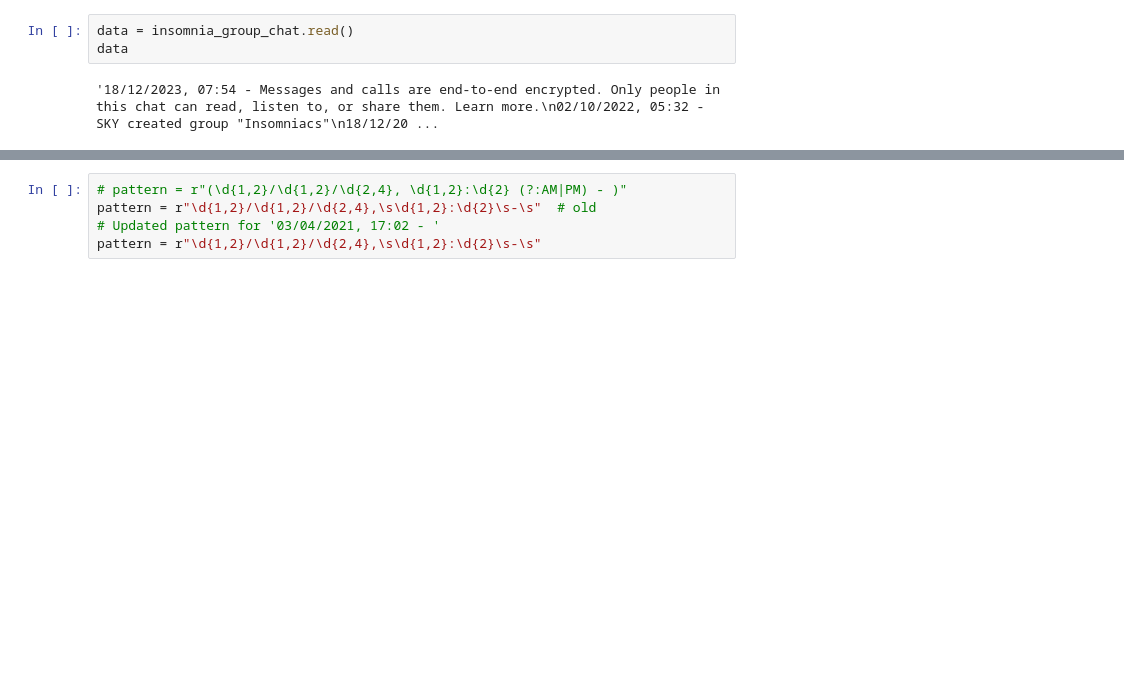
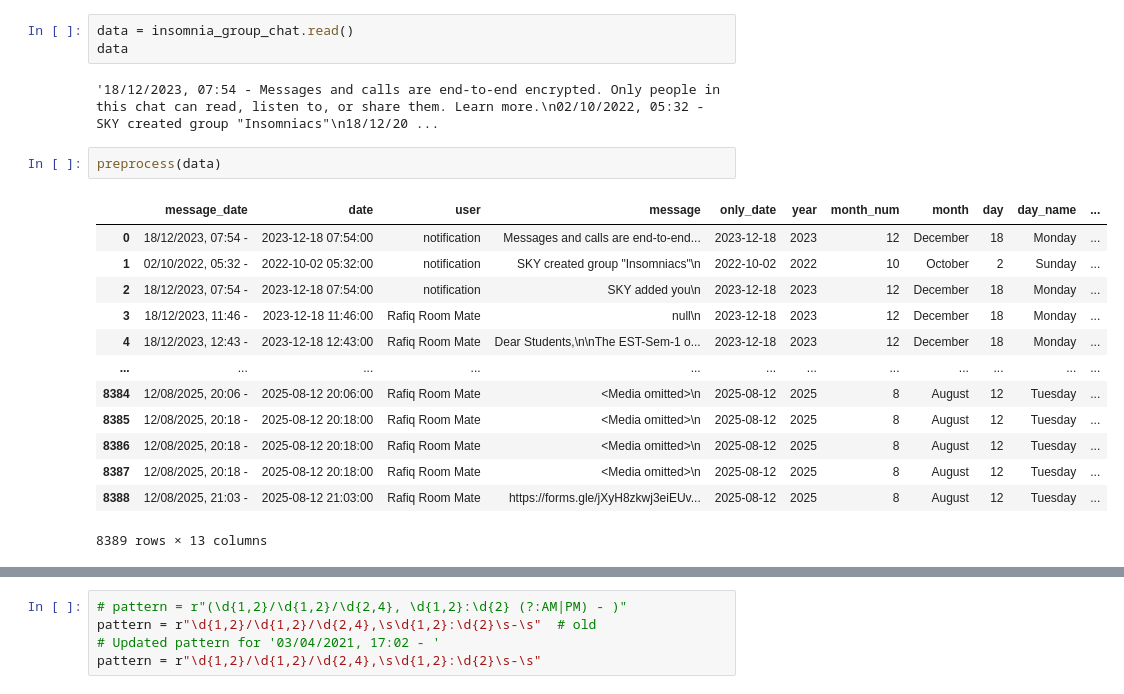
Before and after one commit to CHARANCHERRY123456/whatsapp-analyser, a Jupyter notebook: one.ipynb, the cells around one changed output, grey strips where cells are left out. Drawn from its saved outputs; the diff is of its cells as text; blank space fills up the shorter version.

```diff
--- a/one.ipynb
+++ b/one.ipynb
@@ -10,5 +58,21 @@ data = insomnia_group_chat.read()
 data
 # %% [output]
 '18/12/2023, 07:54 - Messages and calls are end-to-end encrypted. Only people in this chat can read, listen to, or share them. Learn more.\n02/10/2022, 05:32 - SKY created group "Insomniacs"\n18/12/20 ...
+# %%
+preprocess(data)
+# %% [output]
+|  | message_date | date | user | message | only_date | year | month_num | month | day | day_name | ... |
+| 0 | 18/12/2023, 07:54 - | 2023-12-18 07:54:00 | notification | Messages and calls are end-to-end... | 2023-12-18 | 2023 | 12 | December | 18 | Monday | ... |
+| 1 | 02/10/2022, 05:32 - | 2022-10-02 05:32:00 | notification | SKY created group "Insomniacs"\n | 2022-10-02 | 2022 | 10 | October | 2 | Sunday | ... |
+| 2 | 18/12/2023, 07:54 - | 2023-12-18 07:54:00 | notification | SKY added you\n | 2023-12-18 | 2023 | 12 | December | 18 | Monday | ... |
+| 3 | 18/12/2023, 11:46 - | 2023-12-18 11:46:00 | Rafiq Room Mate | null\n | 2023-12-18 | 2023 | 12 | December | 18 | Monday | ... |
+| 4 | 18/12/2023, 12:43 - | 2023-12-18 12:43:00 | Rafiq Room Mate | Dear Students,\n\nThe EST-Sem-1 o... | 2023-12-18 | 2023 | 12 | December | 18 | Monday | ... |
+| ... | ... | ... | ... | ... | ... | ... | ... | ... | ... | ... | ... |
+| 8384 | 12/08/2025, 20:06 - | 2025-08-12 20:06:00 | Rafiq Room Mate | <Media omitted>\n | 2025-08-12 | 2025 | 8 | August | 12 | Tuesday | ... |
+| 8385 | 12/08/2025, 20:18 - | 2025-08-12 20:18:00 | Rafiq Room Mate | <Media omitted>\n | 2025-08-12 | 2025 | 8 | August | 12 | Tuesday | ... |
+| 8386 | 12/08/2025, 20:18 - | 2025-08-12 20:18:00 | Rafiq Room Mate | <Media omitted>\n | 2025-08-12 | 2025 | 8 | August | 12 | Tuesday | ... |
+| 8387 | 12/08/2025, 20:18 - | 2025-08-12 20:18:00 | Rafiq Room Mate | <Media omitted>\n | 2025-08-12 | 2025 | 8 | August | 12 | Tuesday | ... |
+| 8388 | 12/08/2025, 21:03 - | 2025-08-12 21:03:00 | Rafiq Room Mate | https://forms.gle/jXyH8zkwj3eiEUv... | 2025-08-12 | 2025 | 8 | August | 12 | Tuesday | ... |
+8389 rows × 13 columns
 # %%
 data.split("\n")[0:2]
```
Also changed, not shown: parts of 7 cells of this notebook, 4 other files.
